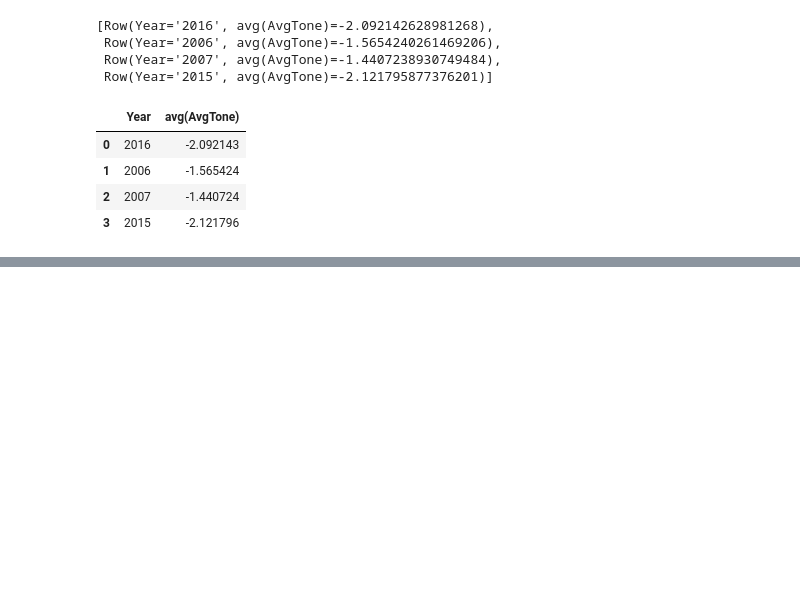
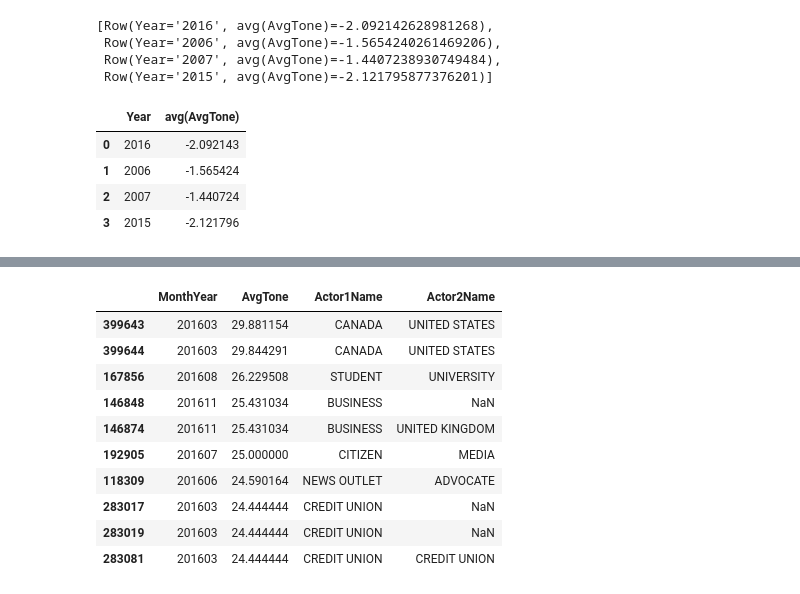
Before and after one commit to beixuan-jia/502final, a Jupyter notebook: EDA.ipynb, the cells around one changed output, grey strips where cells are left out. Cells and saved outputs as stored; diff of their text form; code cells hidden in the pictures; blank space fills up the shorter version.

```diff
--- a/EDA.ipynb
+++ b/EDA.ipynb
@@ -139,0 +146,14 @@ Dask Name: from-delayed, 528 tasks
+# %%
+most_extreme_tone
+# %% [output]
+|  | MonthYear | AvgTone | Actor1Name | Actor2Name |
+| 399643 | 201603 | 29.881154 | CANADA | UNITED STATES |
+| 399644 | 201603 | 29.844291 | CANADA | UNITED STATES |
+| 167856 | 201608 | 26.229508 | STUDENT | UNIVERSITY |
+| 146848 | 201611 | 25.431034 | BUSINESS | NaN |
+| 146874 | 201611 | 25.431034 | BUSINESS | UNITED KINGDOM |
+| 192905 | 201607 | 25.000000 | CITIZEN | MEDIA |
+| 118309 | 201606 | 24.590164 | NEWS OUTLET | ADVOCATE |
+| 283017 | 201603 | 24.444444 | CREDIT UNION | NaN |
+| 283019 | 201603 | 24.444444 | CREDIT UNION | NaN |
+| 283081 | 201603 | 24.444444 | CREDIT UNION | CREDIT UNION |
```
Also changed, not shown: parts of 8 cells of this notebook.
